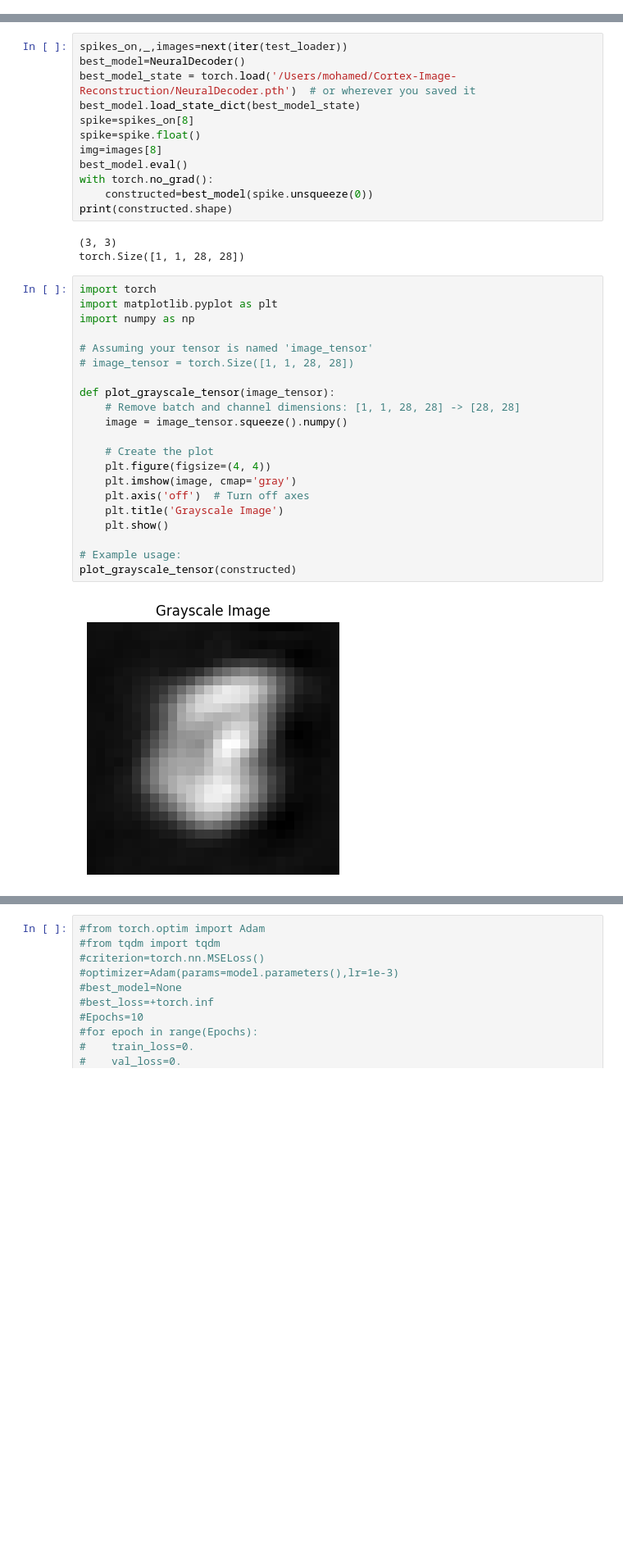
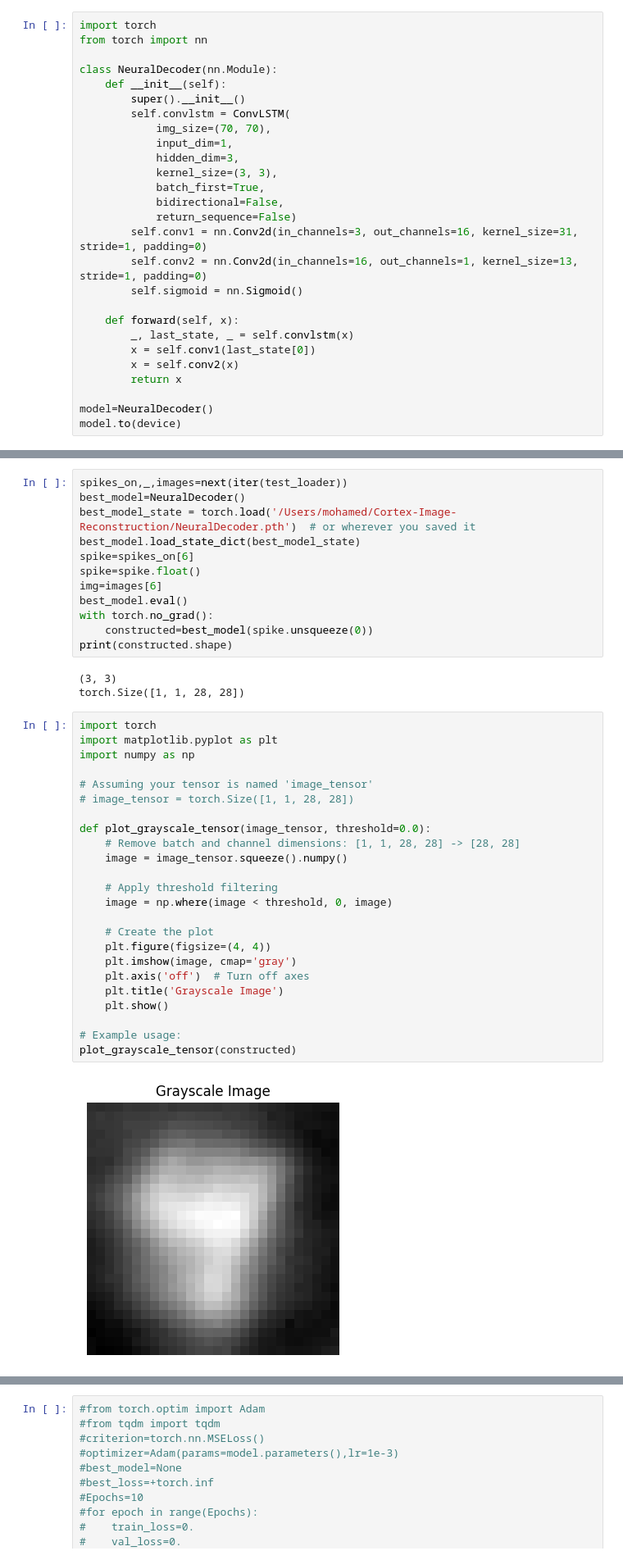
Before and after one commit to MohamedBenloughmari/Cortex-Image-Reconstruction, a Jupyter notebook: Reconstruction2.ipynb, the cells around one changed output, grey strips where cells are left out. Shown at 82% size. Saved outputs shown, nothing was run; the diff lists cells and outputs as text; blank space fills up the shorter version.

```diff
--- a/Reconstruction2.ipynb
+++ b/Reconstruction2.ipynb
@@ -104,0 +83,27 @@ NeuralDecoder(
+# %%
+import torch
+from torch import nn
+
+class NeuralDecoder(nn.Module):
+    def __init__(self):
+        super().__init__()
+        self.convlstm = ConvLSTM(
+            img_size=(70, 70),
+            input_dim=1,
+            hidden_dim=3,
+            kernel_size=(3, 3),
+            batch_first=True,
+            bidirectional=False,
+            return_sequence=False)
+        self.conv1 = nn.Conv2d(in_channels=3, out_channels=16, kernel_size=31, stride=1, padding=0)
+        self.conv2 = nn.Conv2d(in_channels=16, out_channels=1, kernel_size=13, stride=1, padding=0)
+        self.sigmoid = nn.Sigmoid()
+
+    def forward(self, x):
+        _, last_state, _ = self.convlstm(x)
+        x = self.conv1(last_state[0])
+        x = self.conv2(x)
+        return x
+
+model=NeuralDecoder()
+model.to(device)
@@ -166,9 +208,9 @@ spikes_on,_,images=next(iter(test_loader))
 best_model=NeuralDecoder()
 best_model_state = torch.load('/Users/mohamed/Cortex-Image-Reconstruction/NeuralDecoder.pth')  # or wherever you saved it
 best_model.load_state_dict(best_model_state)
-spike=spikes_on[8]
+spike=spikes_on[6]
 spike=spike.float()
-img=images[8]
+img=images[6]
 best_model.eval()
 with torch.no_grad():
     constructed=best_model(spike.unsqueeze(0))
@@ -179,23 +221,26 @@ torch.Size([1, 1, 28, 28])
 # %%
 import torch
 import matplotlib.pyplot as plt
 import numpy as np
 
 # Assuming your tensor is named 'image_tensor'
 # image_tensor = torch.Size([1, 1, 28, 28])
 
-def plot_grayscale_tensor(image_tensor):
+def plot_grayscale_tensor(image_tensor, threshold=0.0):
     # Remove batch and channel dimensions: [1, 1, 28, 28] -> [28, 28]
     image = image_tensor.squeeze().numpy()
+
+    # Apply threshold filtering
+    image = np.where(image < threshold, 0, image)
 
     # Create the plot
     plt.figure(figsize=(4, 4))
     plt.imshow(image, cmap='gray')
     plt.axis('off')  # Turn off axes
     plt.title('Grayscale Image')
     plt.show()
 
 # Example usage:
 plot_grayscale_tensor(constructed)
 # %% [output]
-[figure, old version]
+[figure, new version]
```
Also changed, not shown: parts of 7 cells of this notebook, 4 other files.
